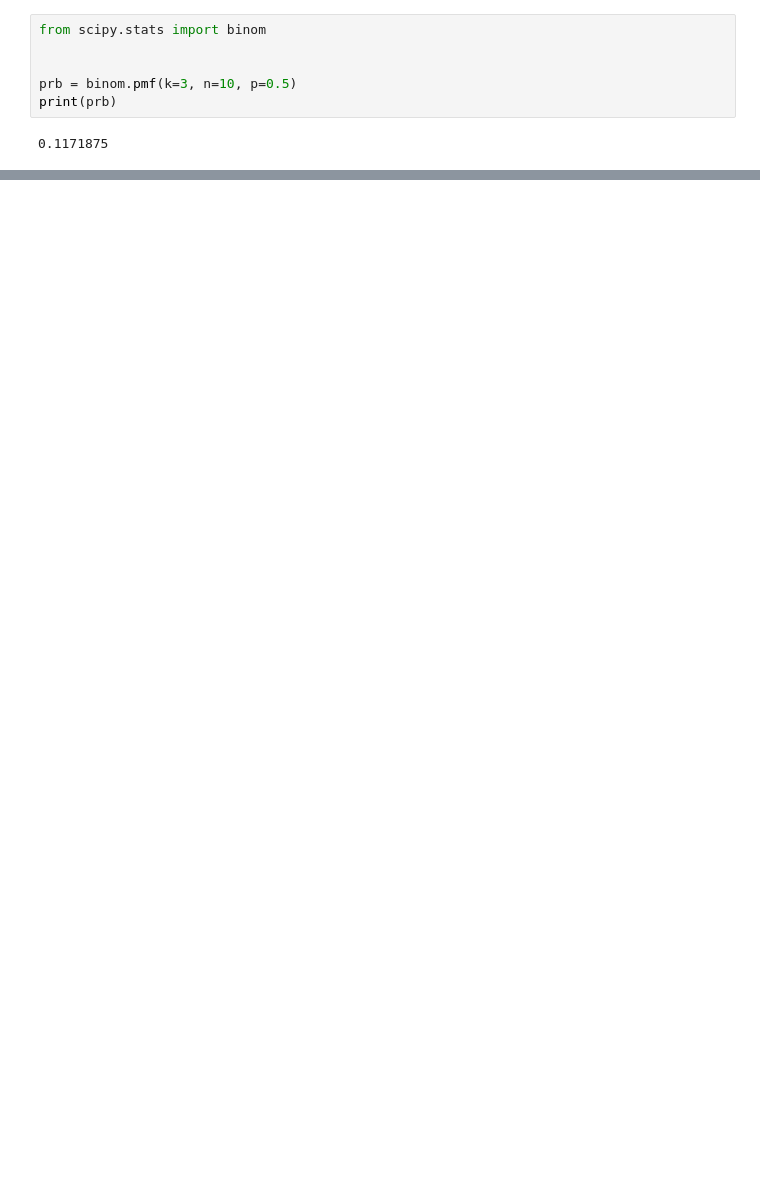
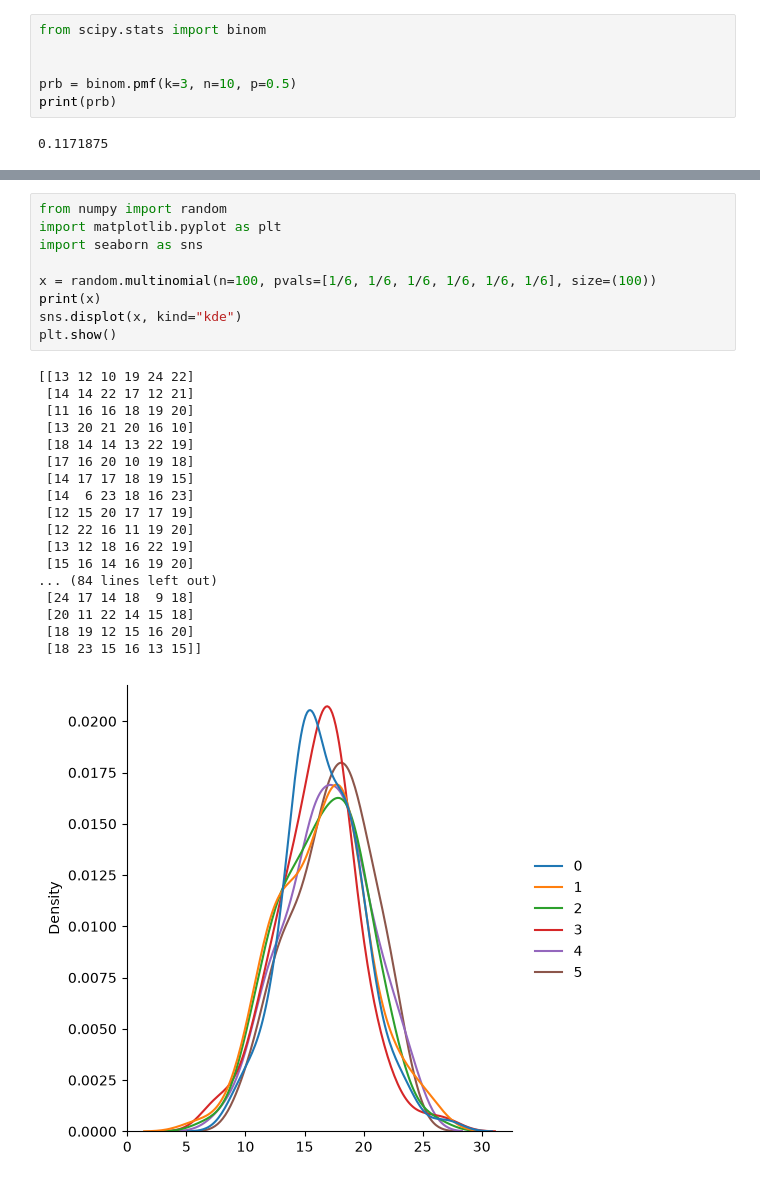
Before and after one commit to SystemByZ/ostad-data-science-course, a Jupyter notebook: module-05/numpy_tutorial.ipynb, the cells around one changed output, grey strips where cells are left out. Cells and saved outputs as stored; diff of their text form; blank space fills up the shorter version.

```diff
--- a/module-05/numpy_tutorial.ipynb
+++ b/module-05/numpy_tutorial.ipynb
@@ -983,0 +1076,28 @@ plt.show()
+# %%
+from numpy import random
+import matplotlib.pyplot as plt
+import seaborn as sns
+
+x = random.multinomial(n=100, pvals=[1/6, 1/6, 1/6, 1/6, 1/6, 1/6], size=(100))
+print(x)
+sns.displot(x, kind="kde")
+plt.show()
+# %% [output]
+[[13 12 10 19 24 22]
+ [14 14 22 17 12 21]
+ [11 16 16 18 19 20]
+ [13 20 21 20 16 10]
+ [18 14 14 13 22 19]
+ [17 16 20 10 19 18]
+ [14 17 17 18 19 15]
+ [14  6 23 18 16 23]
+ [12 15 20 17 17 19]
+ [12 22 16 11 19 20]
+ [13 12 18 16 22 19]
+ [15 16 14 16 19 20]
+... (84 lines left out)
+ [24 17 14 18  9 18]
+ [20 11 22 14 15 18]
+ [18 19 12 15 16 20]
+ [18 23 15 16 13 15]]
+[figure, added]
```
Also changed, not shown: parts of 29 cells of this notebook.
